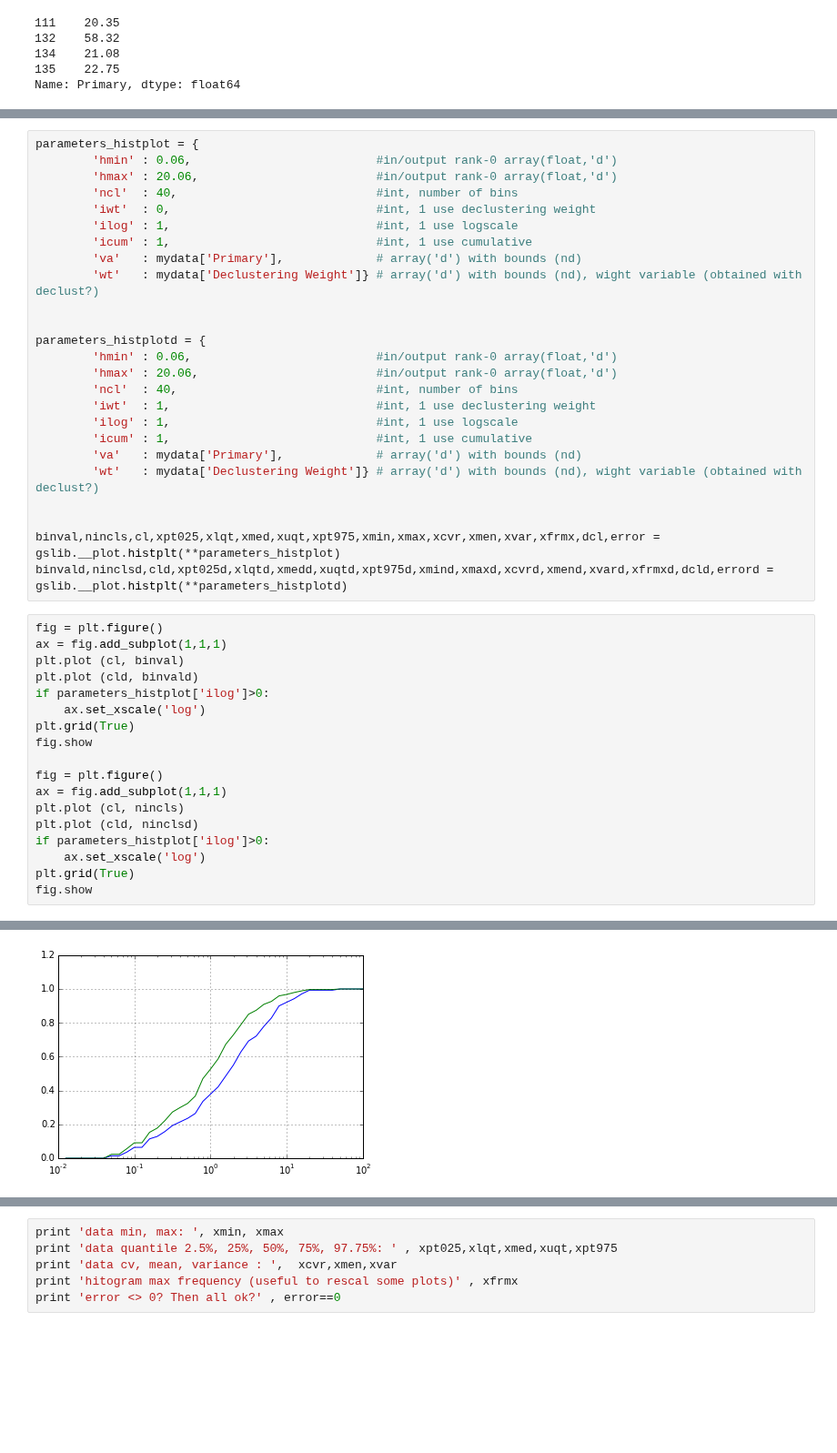
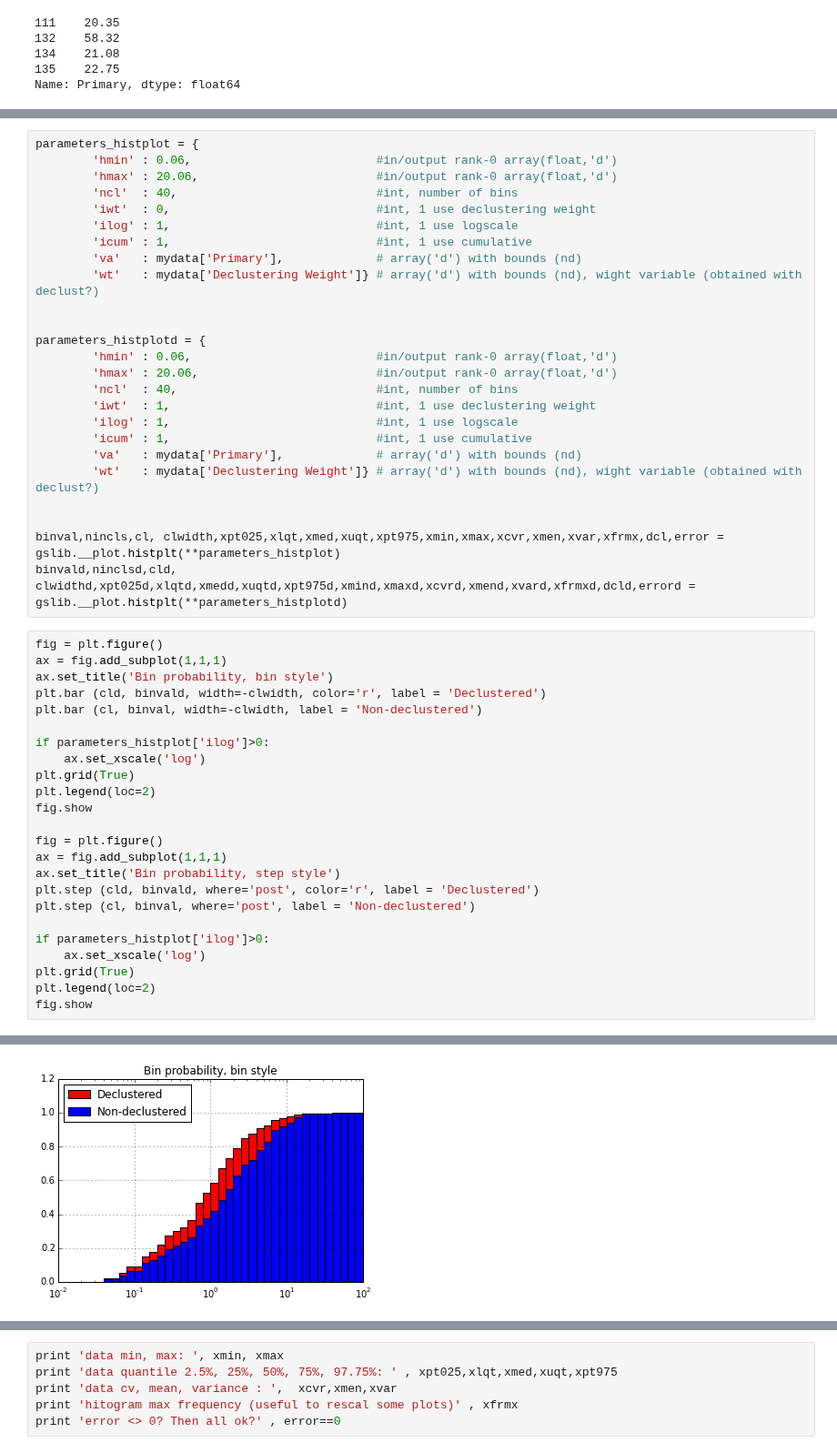
Before and after one commit to opengeostat/pygslib, a Jupyter notebook: pygslib/Ipython_templates/histgplt_raw.ipynb, the cells around one changed output, grey strips where cells are left out. Shown at 91% size. Cells and saved outputs as stored; diff of their text form; blank space fills up the shorter version.

Commit message:
improving histo and histo example

```diff
--- a/pygslib/Ipython_templates/histgplt_raw.ipynb
+++ b/pygslib/Ipython_templates/histgplt_raw.ipynb
@@ -174,26 +178,32 @@ parameters_histplotd = {
         'wt'   : mydata['Declustering Weight']} # array('d') with bounds (nd), wight variable (obtained with declust?)
 
 
-binval,nincls,cl,xpt025,xlqt,xmed,xuqt,xpt975,xmin,xmax,xcvr,xmen,xvar,xfrmx,dcl,error = gslib.__plot.histplt(**parameters_histplot)
-binvald,ninclsd,cld,xpt025d,xlqtd,xmedd,xuqtd,xpt975d,xmind,xmaxd,xcvrd,xmend,xvard,xfrmxd,dcld,errord = gslib.__plot.histplt(**parameters_histplotd)
+binval,nincls,cl, clwidth,xpt025,xlqt,xmed,xuqt,xpt975,xmin,xmax,xcvr,xmen,xvar,xfrmx,dcl,error = gslib.__plot.histplt(**parameters_histplot)
+binvald,ninclsd,cld, clwidthd,xpt025d,xlqtd,xmedd,xuqtd,xpt975d,xmind,xmaxd,xcvrd,xmend,xvard,xfrmxd,dcld,errord = gslib.__plot.histplt(**parameters_histplotd)
 # %%
 fig = plt.figure()
 ax = fig.add_subplot(1,1,1)
-plt.plot (cl, binval)
-plt.plot (cld, binvald)
+ax.set_title('Bin probability, bin style')
+plt.bar (cld, binvald, width=-clwidth, color='r', label = 'Declustered')
+plt.bar (cl, binval, width=-clwidth, label = 'Non-declustered')
+
 if parameters_histplot['ilog']>0:
     ax.set_xscale('log')
 plt.grid(True)
+plt.legend(loc=2)
 fig.show
 
 fig = plt.figure()
 ax = fig.add_subplot(1,1,1)
-plt.plot (cl, nincls)
-plt.plot (cld, ninclsd)
+ax.set_title('Bin probability, step style')
+plt.step (cld, binvald, where='post', color='r', label = 'Declustered')
+plt.step (cl, binval, where='post', label = 'Non-declustered')
+
 if parameters_histplot['ilog']>0:
     ax.set_xscale('log')
 plt.grid(True)
+plt.legend(loc=2)
 fig.show
 # %% [output]
 <bound method Figure.show of <matplotlib.figure.Figure object at 0x...>>
-[figure, old version]
+[figure, new version]
```
Also changed, not shown: parts of 4 cells of this notebook, 1 other file.
